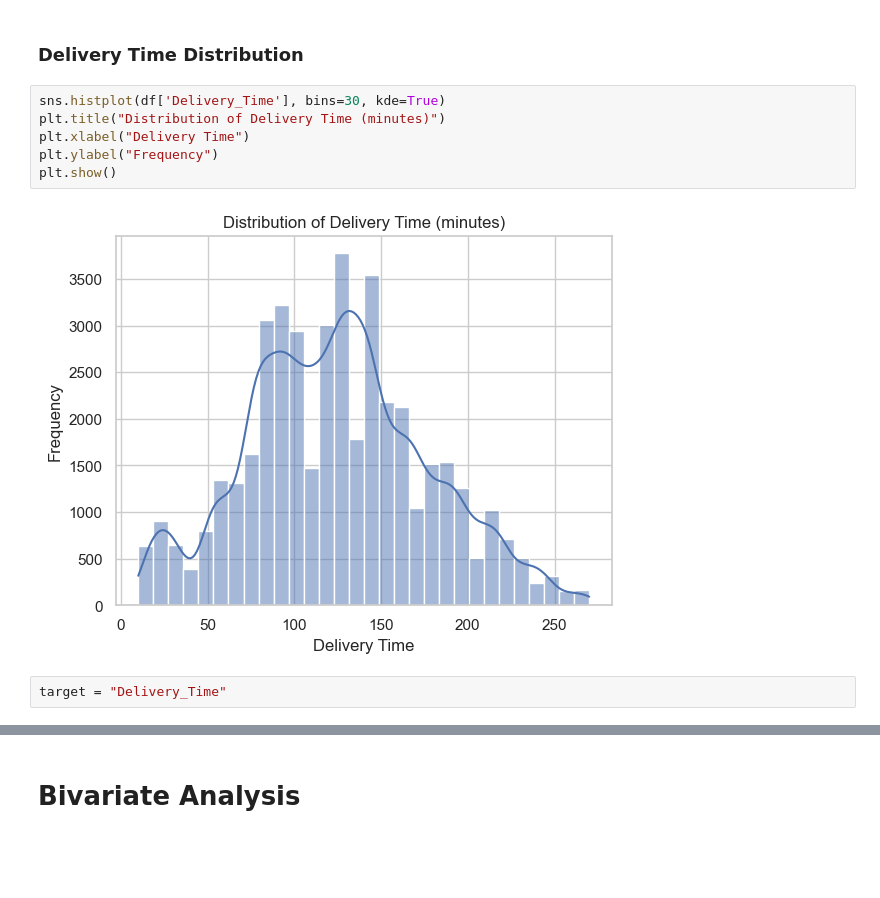
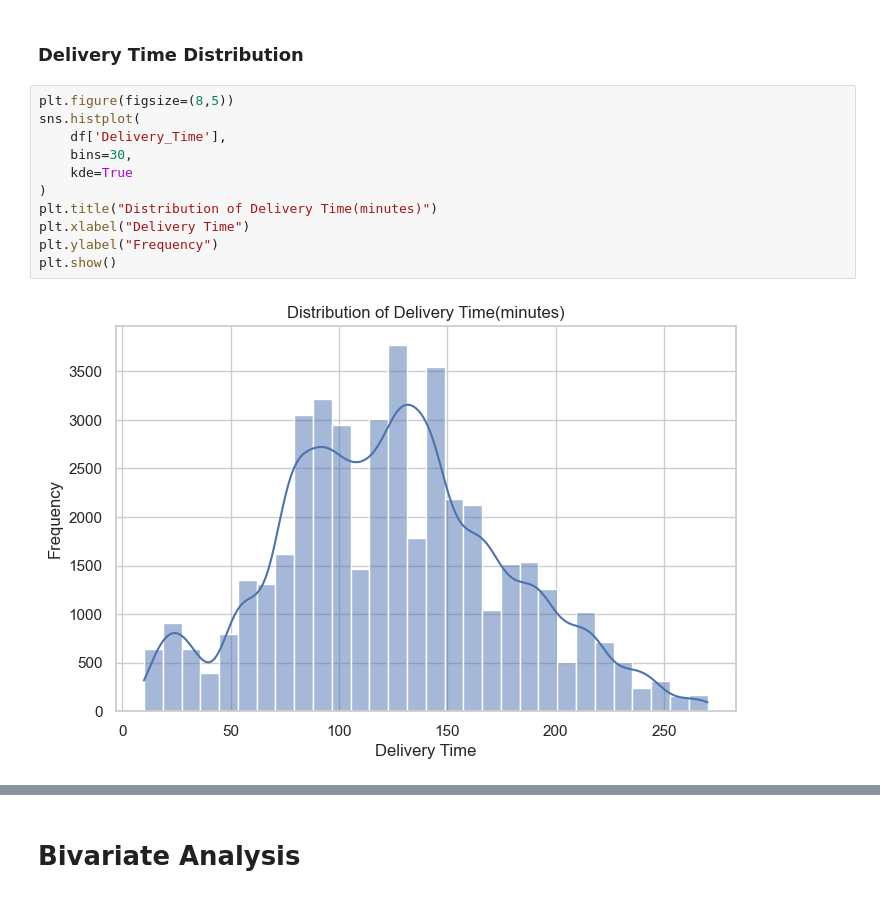
Before and after one commit to shubhampandey97/amazon-delivery-prediction, a Jupyter notebook: notebooks/eda.ipynb, the cells around one changed output, grey strips where cells are left out. Cells and saved outputs as stored; diff of their text form; blank space fills up the shorter version.

```diff
--- a/notebooks/eda.ipynb
+++ b/notebooks/eda.ipynb
@@ -145,12 +183,15 @@ for col in num_cols:
 # %% [markdown]
 ### Delivery Time Distribution
 # %%
-sns.histplot(df['Delivery_Time'], bins=30, kde=True)
-plt.title("Distribution of Delivery Time (minutes)")
+plt.figure(figsize=(8,5))
+sns.histplot(
+    df['Delivery_Time'],
+    bins=30,
+    kde=True
+)
+plt.title("Distribution of Delivery Time(minutes)")
 plt.xlabel("Delivery Time")
 plt.ylabel("Frequency")
 plt.show()
 # %% [output]
-[figure, old version]
+[figure, new version]
-# %%
-target = "Delivery_Time"
```
Also changed, not shown: parts of 55 cells of this notebook.
